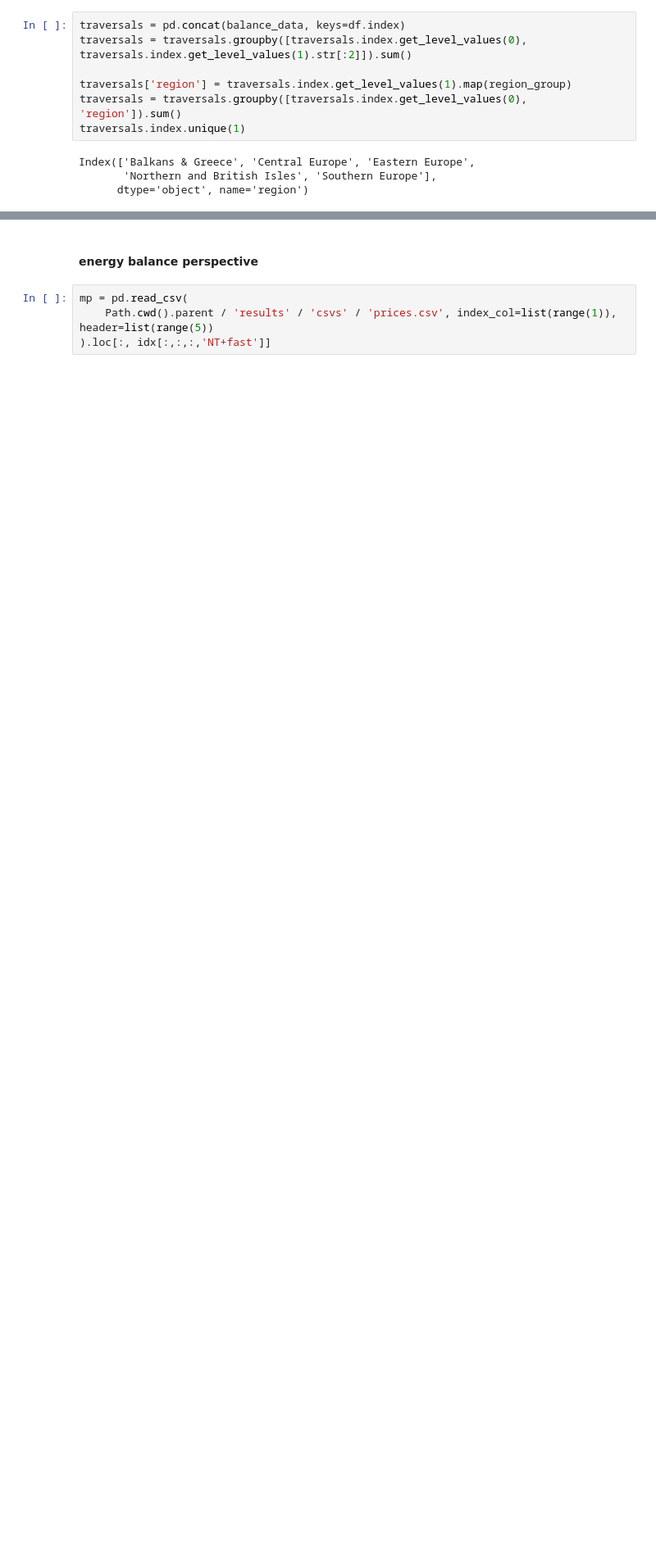
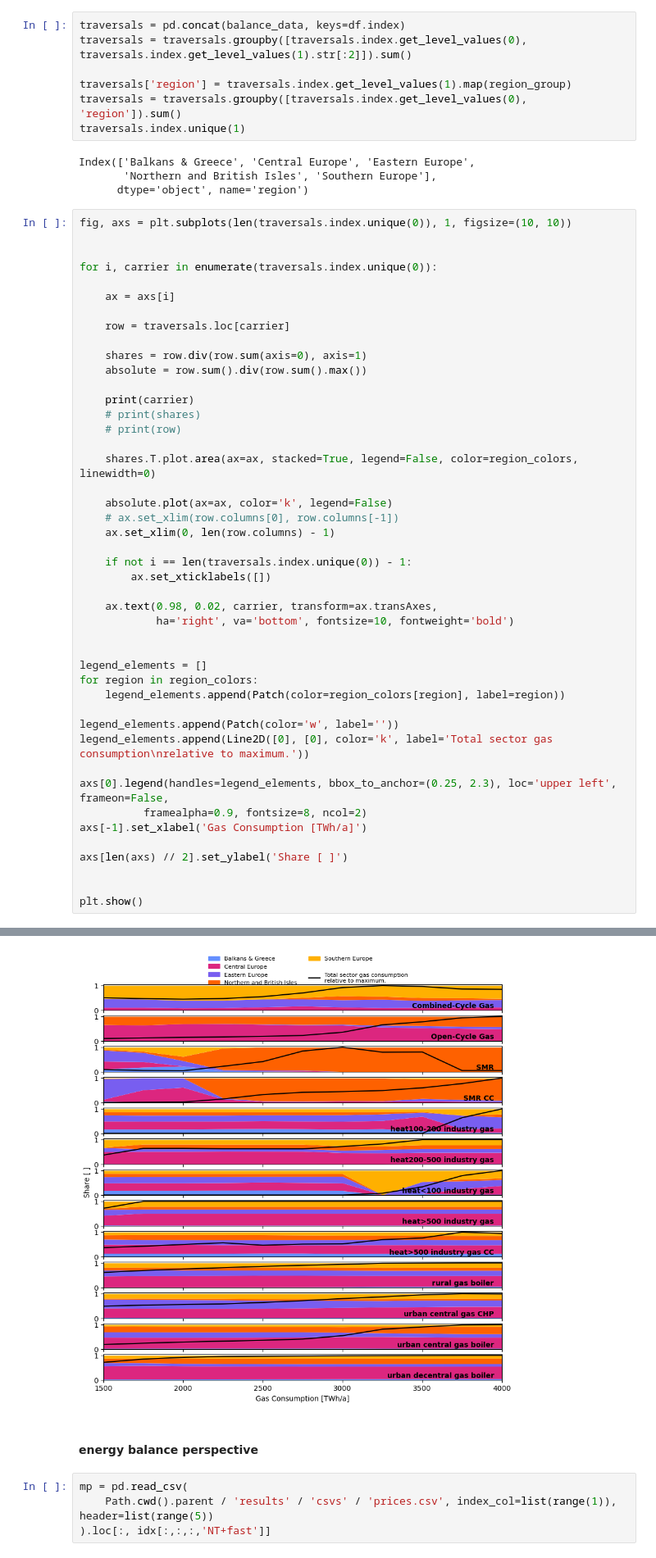
Before and after one commit to LukasFrankenQ/resilient-pypsa-eur, a Jupyter notebook: notebooks/plot_gas_usage.ipynb, the cells around one changed output, grey strips where cells are left out. Shown at 82% size. Drawn from its saved outputs; the diff is of its cells as text; blank space fills up the shorter version.

```diff
--- a/notebooks/plot_gas_usage.ipynb
+++ b/notebooks/plot_gas_usage.ipynb
@@ -960,3 +966,49 @@ traversals.index.unique(1)
 Index(['Balkans & Greece', 'Central Europe', 'Eastern Europe',
        'Northern and British Isles', 'Southern Europe'],
       dtype='object', name='region')
+# %%
+fig, axs = plt.subplots(len(traversals.index.unique(0)), 1, figsize=(10, 10))
+
+
+for i, carrier in enumerate(traversals.index.unique(0)):
+
+    ax = axs[i]
+
+    row = traversals.loc[carrier]
+
+    shares = row.div(row.sum(axis=0), axis=1)
+    absolute = row.sum().div(row.sum().max())
+
+    print(carrier)
+    # print(shares)
+    # print(row)
+
+    shares.T.plot.area(ax=ax, stacked=True, legend=False, color=region_colors, linewidth=0)
+
+    absolute.plot(ax=ax, color='k', legend=False)
+    # ax.set_xlim(row.columns[0], row.columns[-1])
+    ax.set_xlim(0, len(row.columns) - 1)
+
+    if not i == len(traversals.index.unique(0)) - 1:
+        ax.set_xticklabels([])
+
+    ax.text(0.98, 0.02, carrier, transform=ax.transAxes,
+            ha='right', va='bottom', fontsize=10, fontweight='bold')
+
+
+legend_elements = []
+for region in region_colors:
+    legend_elements.append(Patch(color=region_colors[region], label=region))
+
+legend_elements.append(Patch(color='w', label=''))
+legend_elements.append(Line2D([0], [0], color='k', label='Total sector gas consumption\nrelative to maximum.'))
+
+axs[0].legend(handles=legend_elements, bbox_to_anchor=(0.25, 2.3), loc='upper left', frameon=False,
+          framealpha=0.9, fontsize=8, ncol=2)
+axs[-1].set_xlabel('Gas Consumption [TWh/a]')
+
+axs[len(axs) // 2].set_ylabel('Share [ ]')
+
+
+plt.show()
+# %% [output]
@@ -963,3 +1028,4 @@ Index(['Balkans & Greece', 'Central Europe', 'Eastern Europe',
+[figure, added]
 # %% [markdown]
 #### energy balance perspective
 # %%
```
Also changed, not shown: parts of 17 cells of this notebook, 2 other files.
